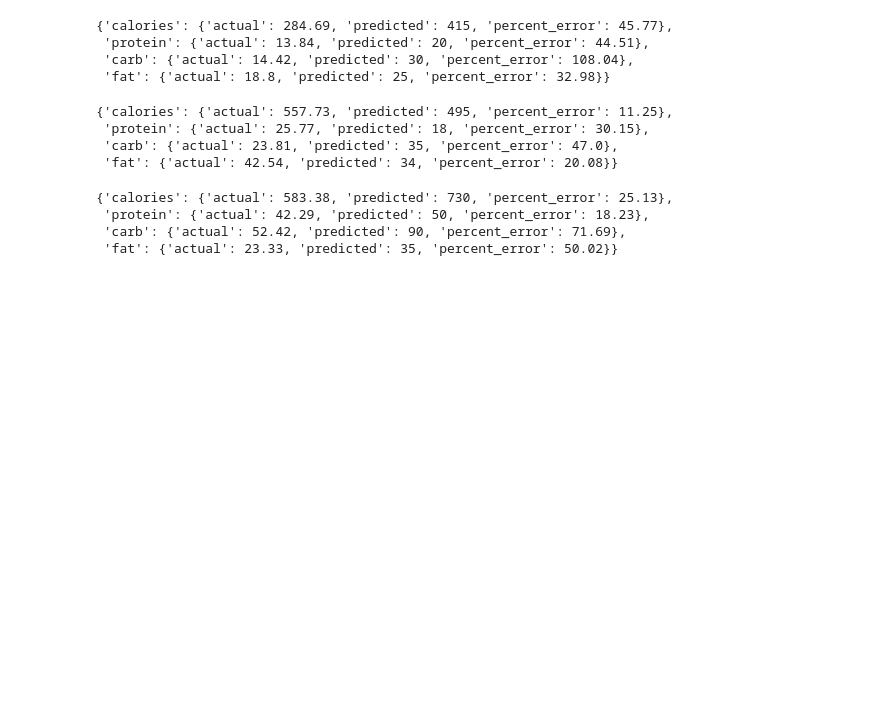
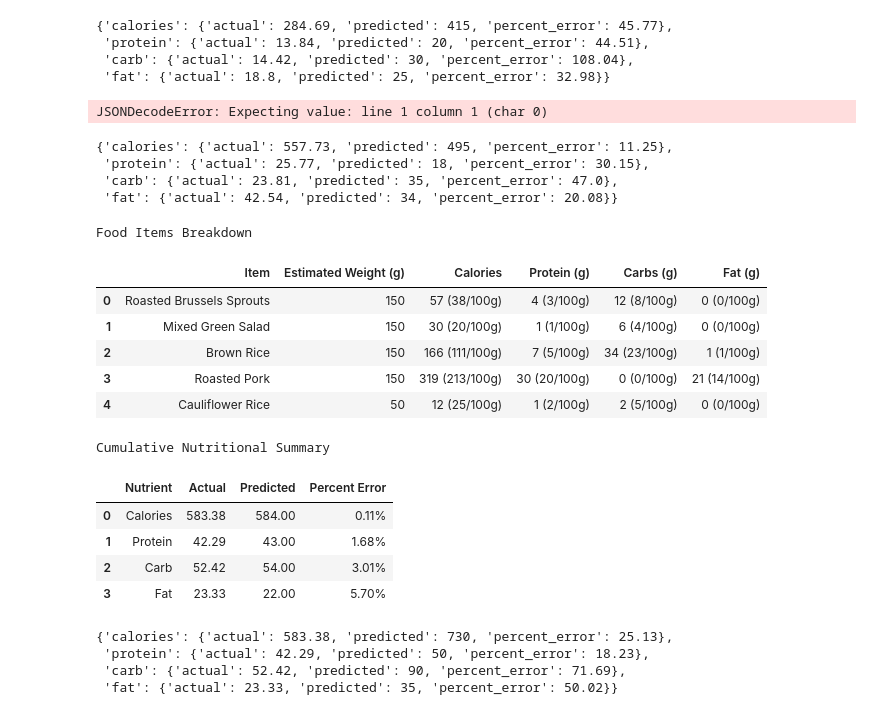
Before and after one commit to pattssun/FitHub, a Jupyter notebook: main.ipynb, the cells around one changed output. Drawn from its saved outputs; the diff is of its cells as text; code cells hidden in the pictures; blank space fills up the shorter version.

```diff
--- a/main.ipynb
+++ b/main.ipynb
@@ -277,6 +398,13 @@ percent_error_7
  'protein': {'actual': 13.84, 'predicted': 20, 'percent_error': 44.51},
  'carb': {'actual': 14.42, 'predicted': 30, 'percent_error': 108.04},
  'fat': {'actual': 18.8, 'predicted': 25, 'percent_error': 32.98}}
+# %%
+predicted_data_8 = get_predicted_data("images/8.png")
+formatted_predicted_data_8 = format_predicted_data(predicted_data_8, "images/8.png")
+display(formatted_predicted_data_8["items"])
+display(formatted_predicted_data_8["summary"])
+# %% [output]
+JSONDecodeError: Expecting value: line 1 column 1 (char 0)
 # %%
 percent_error_8 = get_percent_error("images/8.png")
 percent_error_8
@@ -285,6 +413,25 @@ percent_error_8
  'protein': {'actual': 25.77, 'predicted': 18, 'percent_error': 30.15},
  'carb': {'actual': 23.81, 'predicted': 35, 'percent_error': 47.0},
  'fat': {'actual': 42.54, 'predicted': 34, 'percent_error': 20.08}}
+# %%
+predicted_data_9 = get_predicted_data("images/9.png")
+formatted_predicted_data_9 = format_predicted_data(predicted_data_9, "images/9.png")
+display(formatted_predicted_data_9["items"])
+display(formatted_predicted_data_9["summary"])
+# %% [output]
+Food Items Breakdown
+|  | Item | Estimated Weight (g) | Calories | Protein (g) | Carbs (g) | Fat (g) |
+| 0 | Roasted Brussels Sprouts | 150 | 57 (38/100g) | 4 (3/100g) | 12 (8/100g) | 0 (0/100g) |
+| 1 | Mixed Green Salad | 150 | 30 (20/100g) | 1 (1/100g) | 6 (4/100g) | 0 (0/100g) |
+| 2 | Brown Rice | 150 | 166 (111/100g) | 7 (5/100g) | 34 (23/100g) | 1 (1/100g) |
+| 3 | Roasted Pork | 150 | 319 (213/100g) | 30 (20/100g) | 0 (0/100g) | 21 (14/100g) |
+| 4 | Cauliflower Rice | 50 | 12 (25/100g) | 1 (2/100g) | 2 (5/100g) | 0 (0/100g) |
+Cumulative Nutritional Summary
+|  | Nutrient | Actual | Predicted | Percent Error |
+| 0 | Calories | 583.38 | 584.00 | 0.11% |
+| 1 | Protein | 42.29 | 43.00 | 1.68% |
+| 2 | Carb | 52.42 | 54.00 | 3.01% |
+| 3 | Fat | 23.33 | 22.00 | 5.70% |
 # %%
 percent_error_9 = get_percent_error("images/9.png")
 percent_error_9
```
Also changed, not shown: parts of 19 cells of this notebook, 2 other files.
